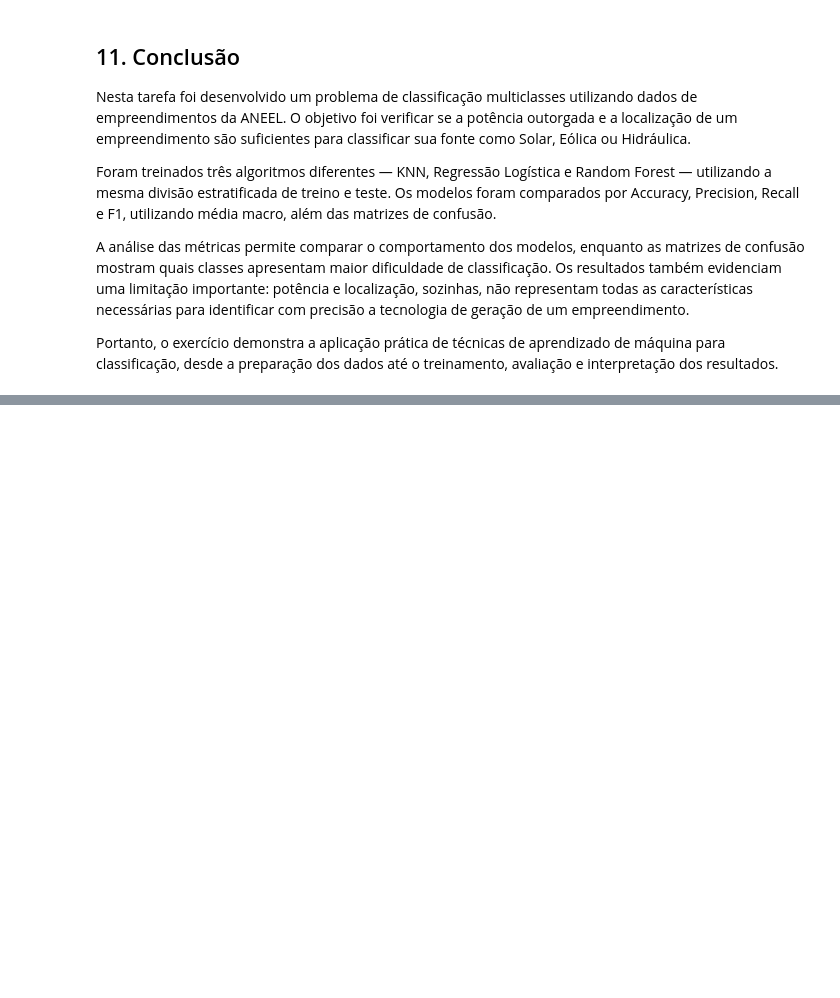
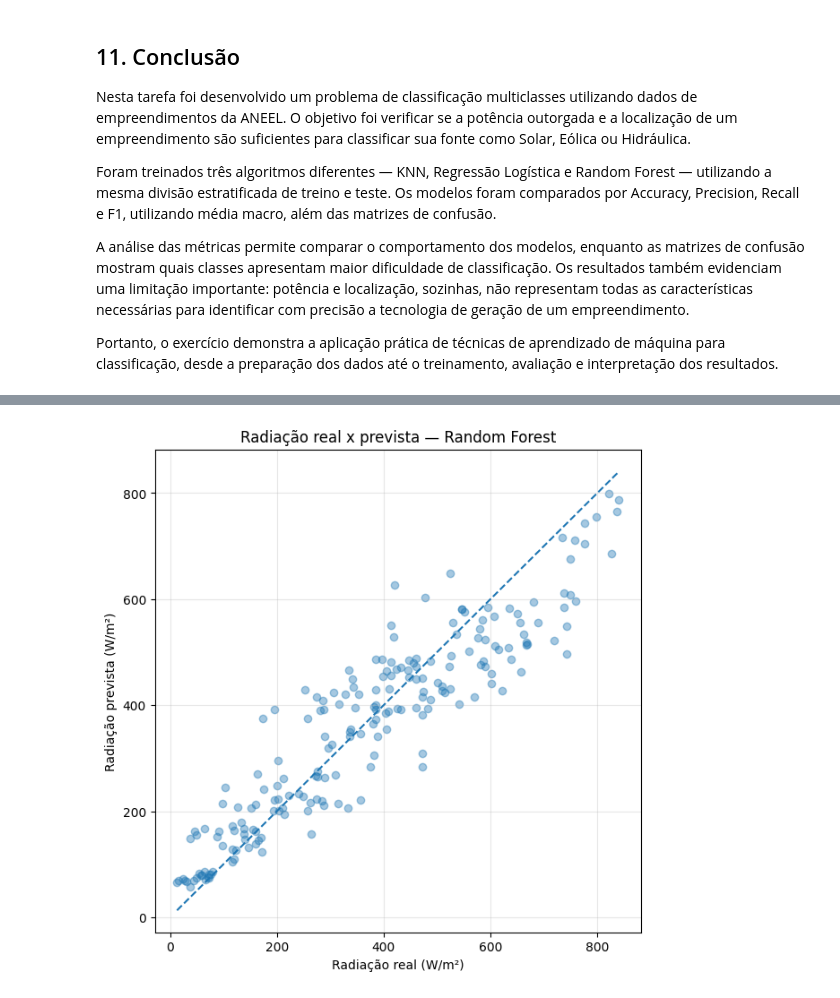
Before and after one commit to Hiero-o/cp-02-tritiack-sers, a Jupyter notebook: cp_02_tritiack_sers.ipynb, the cells around one changed output, grey strips where cells are left out. Saved outputs shown, nothing was run; the diff lists cells and outputs as text; code cells hidden in the pictures; blank space fills up the shorter version.

```diff
--- a/cp_02_tritiack_sers.ipynb
+++ b/cp_02_tritiack_sers.ipynb
@@ -584,0 +937,33 @@ from sklearn.metrics import (
+# %%
+plt.figure(figsize=(7, 7))
+
+plt.scatter(
+    y_test,
+    previsao_floresta,
+    alpha=0.4
+)
+
+limite_min = min(
+    y_test.min(),
+    previsao_floresta.min()
+)
+
+limite_max = max(
+    y_test.max(),
+    previsao_floresta.max()
+)
+
+plt.plot(
+    [limite_min, limite_max],
+    [limite_min, limite_max],
+    linestyle="--"
+)
+
+plt.xlabel("Radiação real (W/m²)")
+plt.ylabel("Radiação prevista (W/m²)")
+plt.title("Radiação real x prevista — Random Forest")
+plt.grid(alpha=0.3)
+
+plt.show()
+# %% [output]
+[figure, added]
```
Also changed, not shown: parts of 18 cells of this notebook.
